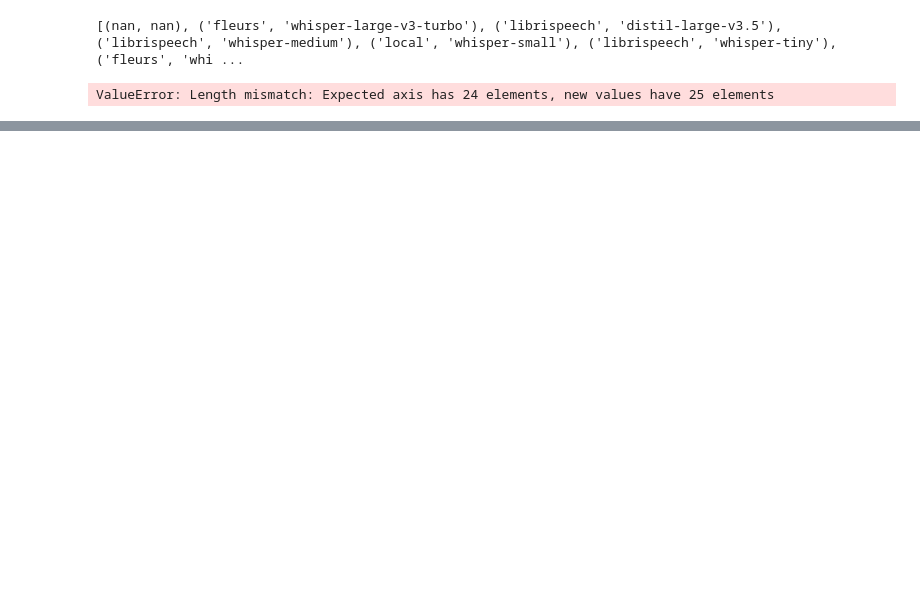
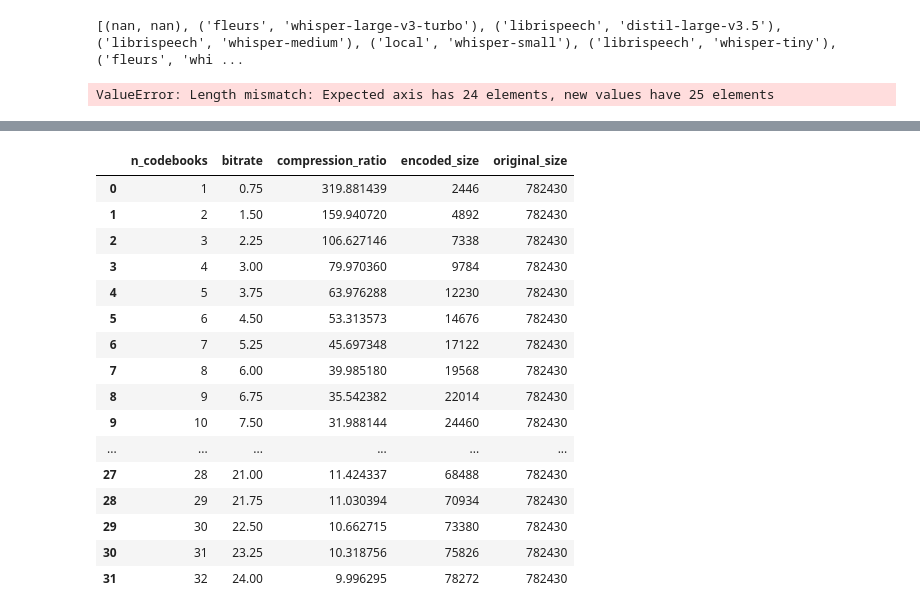
Before and after one commit to erafkin/ling4467_assignment_1, a Jupyter notebook: results.ipynb, the cells around one changed output, grey strips where cells are left out. Drawn from its saved outputs; the diff is of its cells as text; code cells hidden in the pictures; blank space fills up the shorter version.

```diff
--- a/results.ipynb
+++ b/results.ipynb
@@ -171,0 +239,21 @@ ValueError: Length mismatch: Expected axis has 24 elements, new values have 25 e
+# %%
+df = pd.read_csv("a4_output/encodec/guitar/stats.csv")
+df
+# %% [output]
+|  | n_codebooks | bitrate | compression_ratio | encoded_size | original_size |
+| 0 | 1 | 0.75 | 319.881439 | 2446 | 782430 |
+| 1 | 2 | 1.50 | 159.940720 | 4892 | 782430 |
+| 2 | 3 | 2.25 | 106.627146 | 7338 | 782430 |
+| 3 | 4 | 3.00 | 79.970360 | 9784 | 782430 |
+| 4 | 5 | 3.75 | 63.976288 | 12230 | 782430 |
+| 5 | 6 | 4.50 | 53.313573 | 14676 | 782430 |
+| 6 | 7 | 5.25 | 45.697348 | 17122 | 782430 |
+| 7 | 8 | 6.00 | 39.985180 | 19568 | 782430 |
+| 8 | 9 | 6.75 | 35.542382 | 22014 | 782430 |
+| 9 | 10 | 7.50 | 31.988144 | 24460 | 782430 |
+| ... | ... | ... | ... | ... | ... |
+| 27 | 28 | 21.00 | 11.424337 | 68488 | 782430 |
+| 28 | 29 | 21.75 | 11.030394 | 70934 | 782430 |
+| 29 | 30 | 22.50 | 10.662715 | 73380 | 782430 |
+| 30 | 31 | 23.25 | 10.318756 | 75826 | 782430 |
+| 31 | 32 | 24.00 | 9.996295 | 78272 | 782430 |
```
Also changed, not shown: parts of 4 cells of this notebook, 7 other files.
